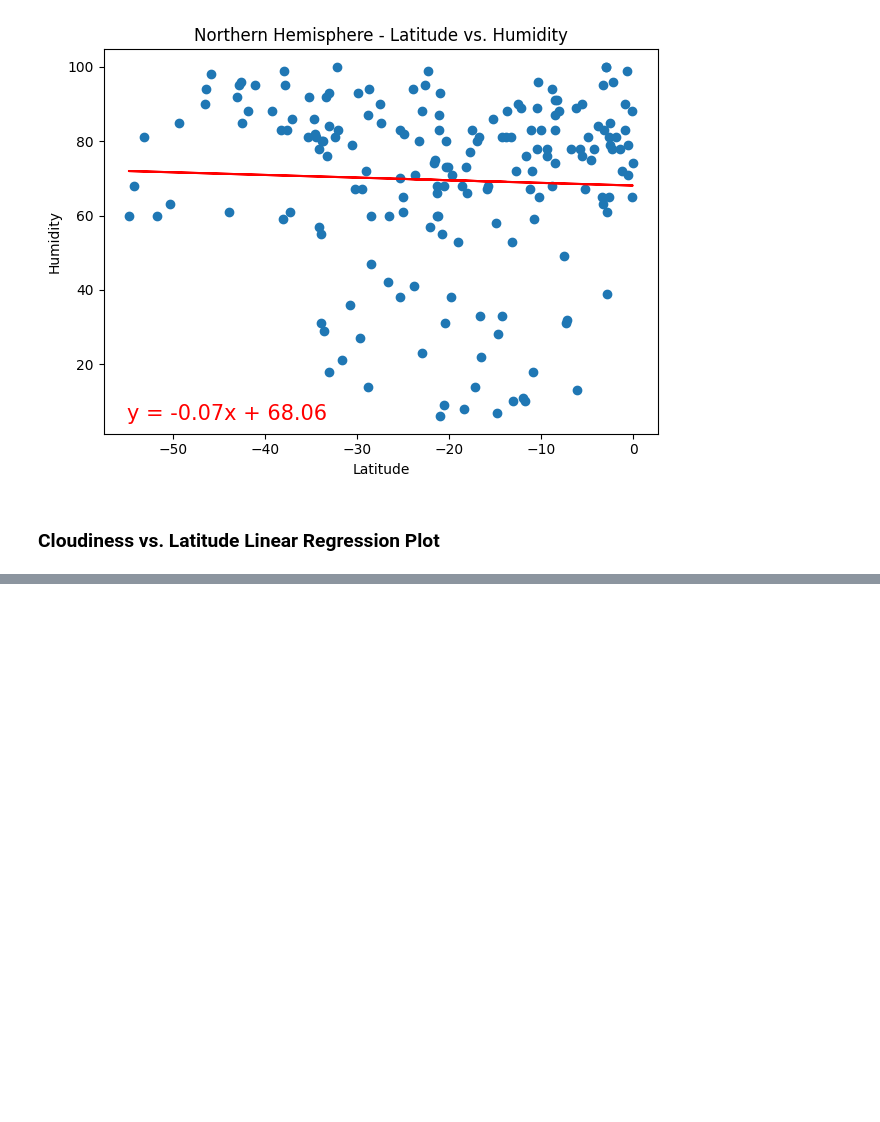
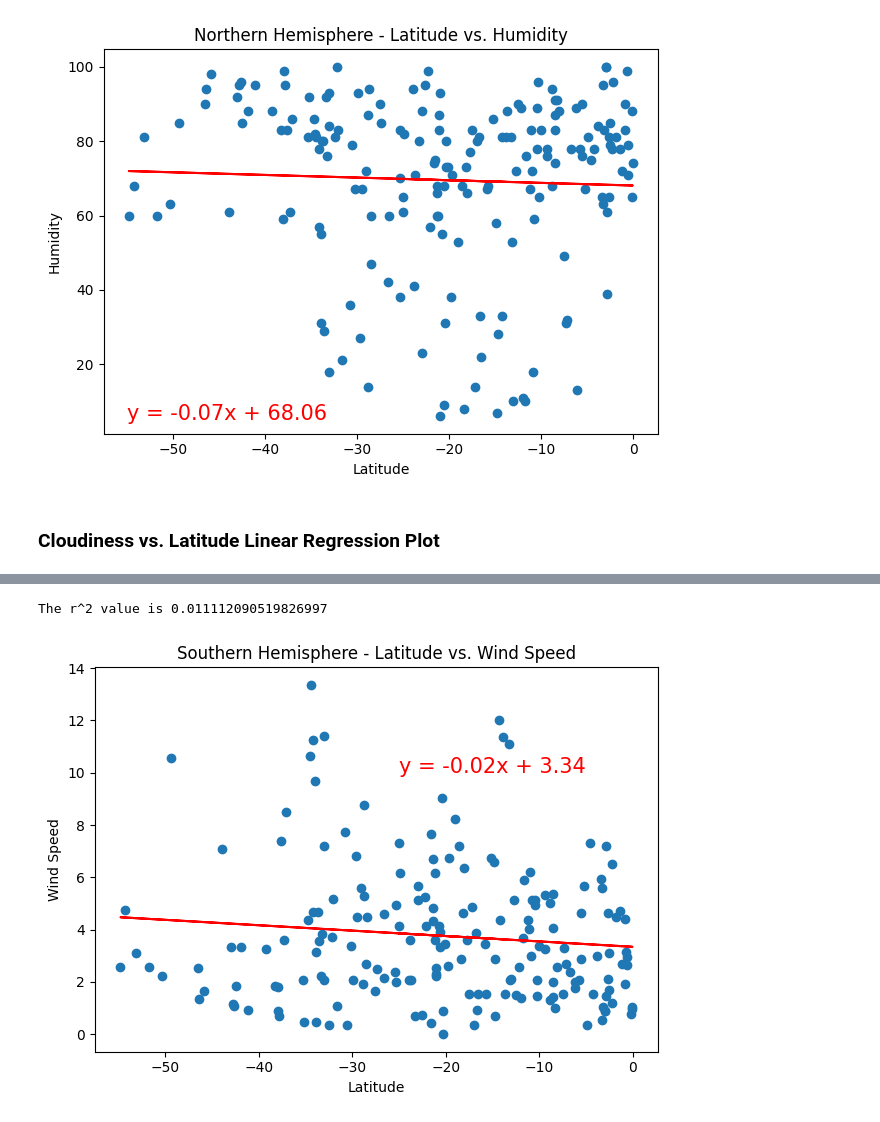
Before and after one commit to caitlin-hartley/python-api-challenge, a Jupyter notebook: weather_main.ipynb, the cells around one changed output, grey strips where cells are left out. Drawn from its saved outputs; the diff is of its cells as text; code cells hidden in the pictures; blank space fills up the shorter version.

```diff
--- a/weather_main.ipynb
+++ b/weather_main.ipynb
@@ -419,0 +470,17 @@ The r^2 value is 0.0016806625263464908
+# %%
+# Southern Hemisphere
+x_values = southern_hemi_df['Lat']
+y_values = southern_hemi_df['Wind Speed']
+x_cord = -25
+y_cord = 10
+x_label = 'Latitude'
+y_label = 'Wind Speed'
+title = 'Southern Hemisphere - Latitude vs. Wind Speed'
+
+output_file = 'output_data/Fig12.png'
+
+# Call function to create and display linear regression plot
+plot_linear_regression(x_values, y_values, x_cord, y_cord, x_label, y_label, title, output_file)
+# %% [output]
+The r^2 value is 0.011112090519826997
+[figure, added]
```
Also changed, not shown: parts of 4 cells of this notebook, 4 other files.
